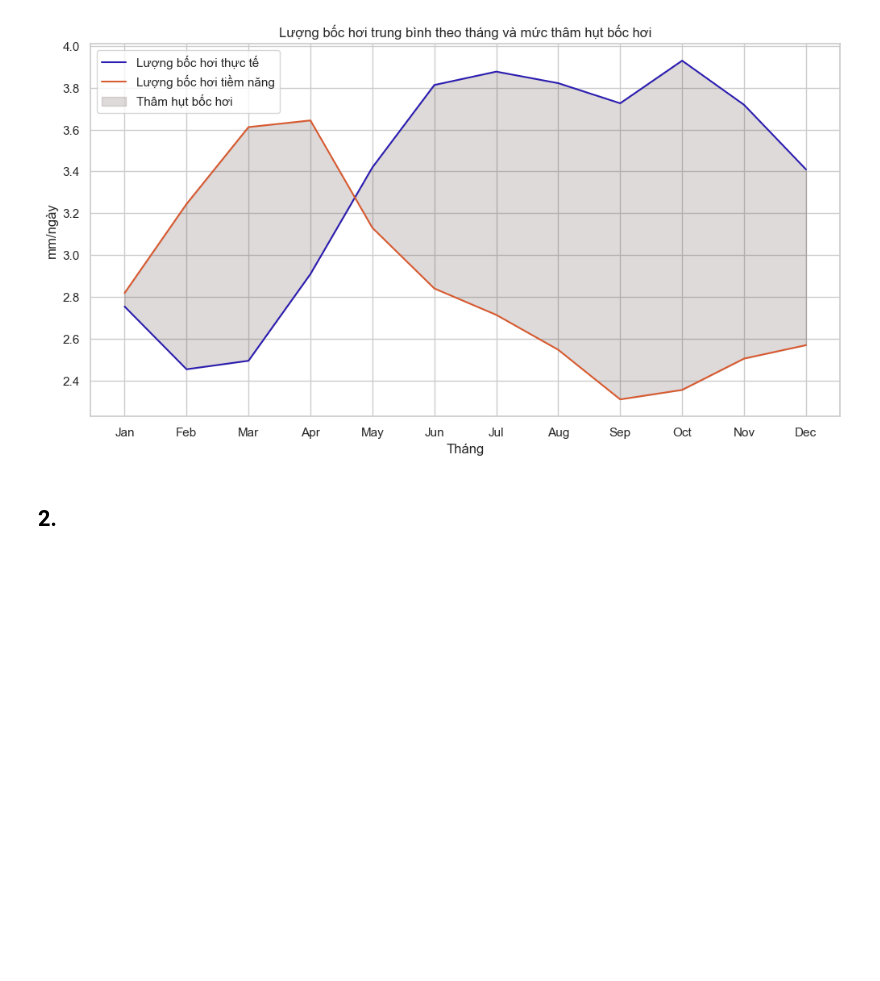
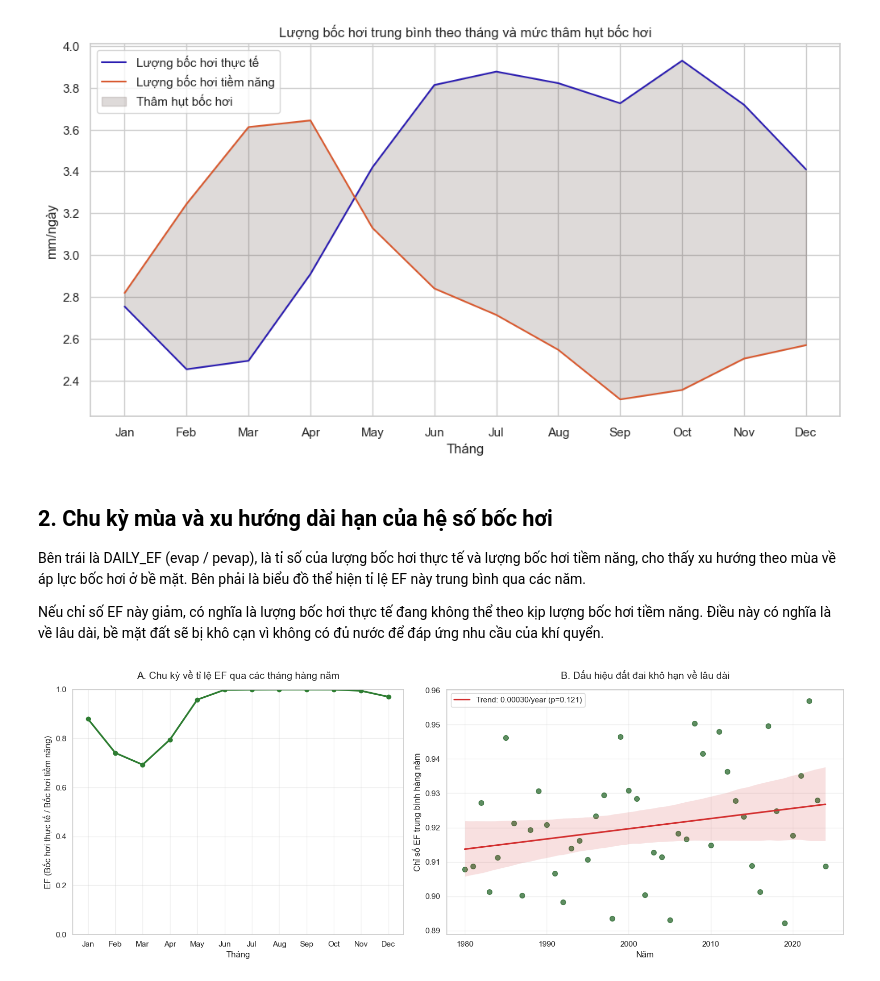
Before and after one commit to hnahtneyugn/climate-analysis-and-prediction, a Jupyter notebook: scripts/06_evaporation.ipynb, the cells around one changed output. Saved outputs shown, nothing was run; the diff lists cells and outputs as text; code cells hidden in the pictures; blank space fills up the shorter version.

```diff
--- a/scripts/06_evaporation.ipynb
+++ b/scripts/06_evaporation.ipynb
@@ -166,4 +170,45 @@ ax.legend()
 <matplotlib.legend.Legend at 0x...>
 [figure]
 # %% [markdown]
-## 2.
+## 2. Chu kỳ mùa và xu hướng dài hạn của hệ số bốc hơi
+
+Bên trái là DAILY_EF (evap / pevap), là tỉ số của lượng bốc hơi thực tế và lượng bốc hơi tiềm năng, cho thấy xu hướng theo mùa về áp lực bốc hơi ở bề mặt. Bên phải là biểu đồ thể hiện tỉ lệ EF này trung bình qua các năm.
+
+Nếu chỉ số EF này giảm, có nghĩa là lượng bốc hơi thực tế đang không thể theo kịp lượng bốc hơi tiềm năng. Điều này có nghĩa là về lâu dài, bề mặt đất sẽ bị khô cạn vì không có đủ nước để đáp ứng nhu cầu của khí quyển.
+# %%
+# Ensure time is the index for resampling
+df_daily_idx = df_daily.set_index('time')
+annual_ef = df_daily_idx['ef'].resample('YE').mean()
+years = annual_ef.index.year
+ef_values = annual_ef.values
+
+# Calculate linear trend for the legend
+slope, intercept, r_value, p_value, std_err = stats.linregress(years, ef_values)
+
+fig, (ax1, ax2) = plt.subplots(1, 2, figsize=(16, 6), gridspec_kw={'width_ratios': [1, 1.2]})
+
+# Left Panel: Monthly Climatological Mean
+ax1.plot(df_clim['month'], df_clim['ef'], marker='o', color='#2E7D32', linewidth=2.5)
+ax1.set_title("A. Chu kỳ về tỉ lệ EF qua các tháng hàng năm", fontsize=14, pad=15)
+ax1.set_ylabel("EF (Bốc hơi thực tế / Bốc hơi tiềm năng)")
+ax1.set_xlabel("Tháng")
+ax1.set_xticks(range(1, 13))
+ax1.set_xticklabels(["Jan","Feb","Mar","Apr","May","Jun","Jul","Aug","Sep","Oct","Nov","Dec"])
+ax1.set_ylim(0, 1) # EF is 0-1 scale
+ax1.grid(True, alpha=0.3)
+
+# Right Panel: Annual Mean + Trend Line
+sns.regplot(x=years, y=ef_values, ax=ax2,
+            scatter_kws={'s': 50, 'color': '#1B5E20', 'alpha': 0.7},
+            line_kws={'color': '#D32F2F', 'label': f'Trend: {slope:.5f}/year (p={p_value:.3f})'})
+
+ax2.set_title("B. Dấu hiệu đất đai khô hạn về lâu dài", fontsize=14, pad=15)
+ax2.set_ylabel("Chỉ số EF trung bình hàng năm")
+ax2.set_xlabel("Năm")
+ax2.legend()
+ax2.grid(True, alpha=0.3)
+
+plt.tight_layout()
+plt.show()
+# %% [output]
+[figure, added]
```
Also changed, not shown: parts of 13 cells of this notebook, 2 other files.
